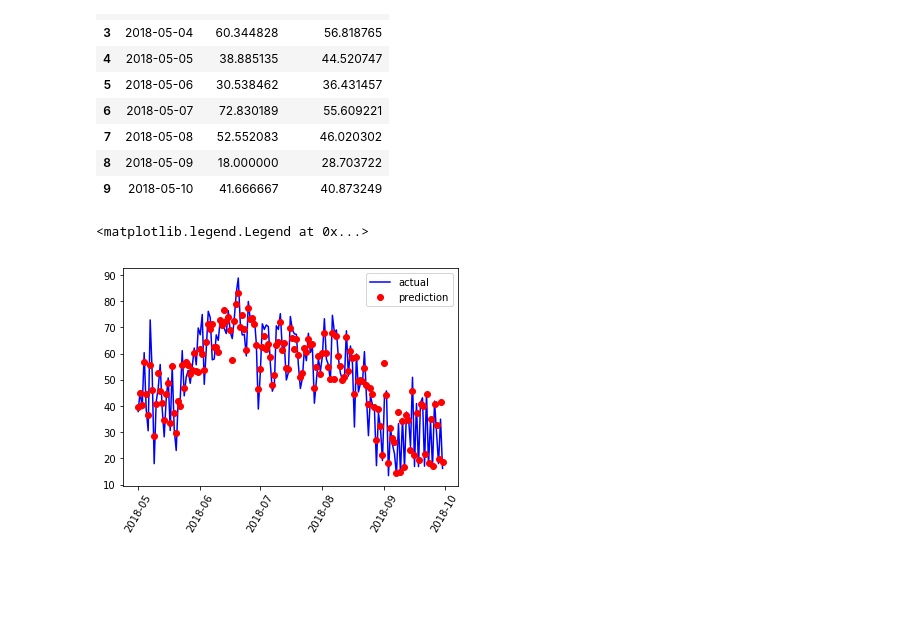
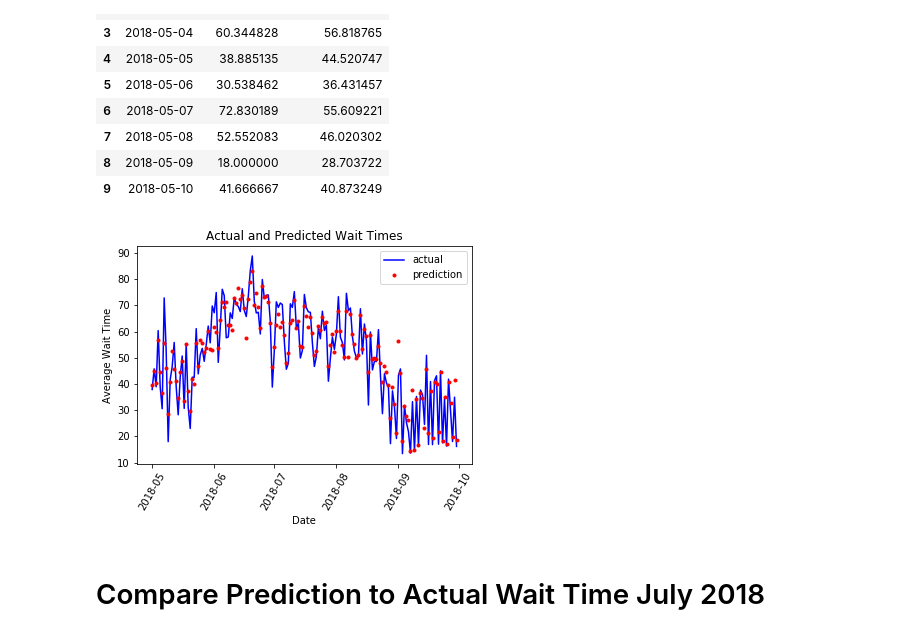
Before and after one commit to daviding11/Splash-Mountain-Wait-Time-Analysis, a Jupyter notebook: Data_Visualization_daviding.ipynb, the cells around one changed output. Drawn from its saved outputs; the diff is of its cells as text; code cells hidden in the pictures; blank space fills up the shorter version.

```diff
--- a/Data_Visualization_daviding.ipynb
+++ b/Data_Visualization_daviding.ipynb
@@ -397,13 +397,18 @@ comparison_df.head(n = 10)
 # %%
 #ax = sns.lineplot(comparison_df.Date,comparison_df.Actual_Time)
 #ax = sns.scatterplot(comparison_df.Date,comparison_df.Predicted_Time,palette)
 
 plt.plot(comparison_df.Date, comparison_df.Actual_Time,'b-', label = 'actual')
 
-plt.plot(comparison_df.Date, comparison_df.Predicted_Time,'ro', label = 'prediction')
+plt.plot(comparison_df.Date, comparison_df.Predicted_Time,'ro', label = 'prediction',
+        markersize = 3)
 
 plt.xticks(rotation = '60');
 plt.legend()
+
+# Graph labels
+plt.xlabel('Date'); plt.ylabel('Average Wait Time'); plt.title('Actual and Predicted Wait Times');
 # %% [output]
-<matplotlib.legend.Legend at 0x...>
-[figure, old version]
+[figure, new version]
+# %% [markdown]
+# Compare Prediction to Actual Wait Time July 2018
```
Also changed, not shown: parts of 4 cells of this notebook.
